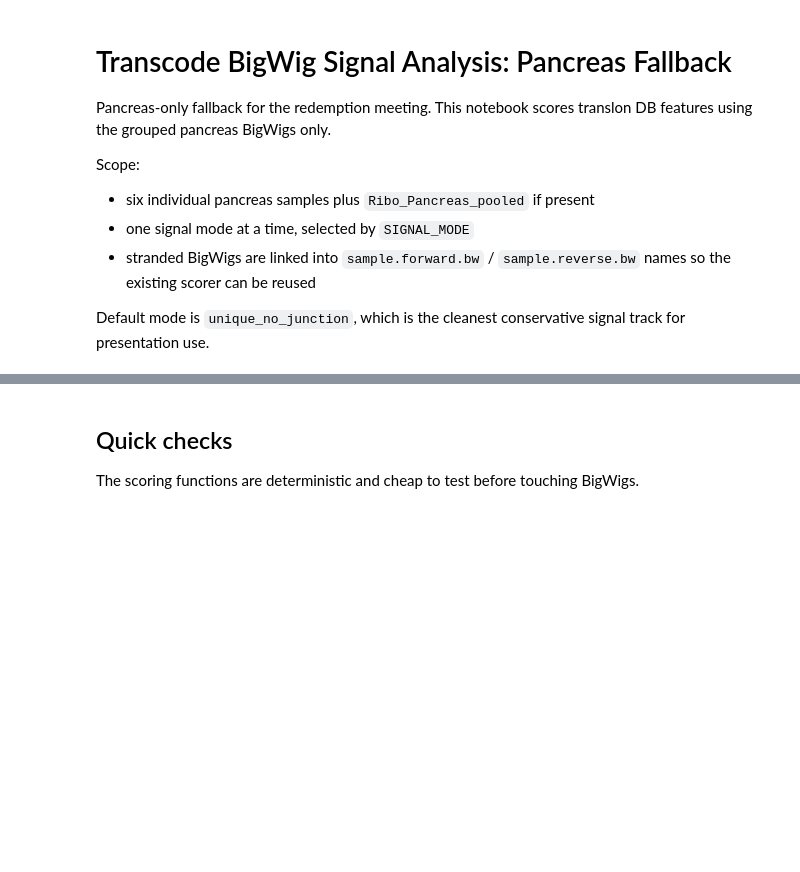
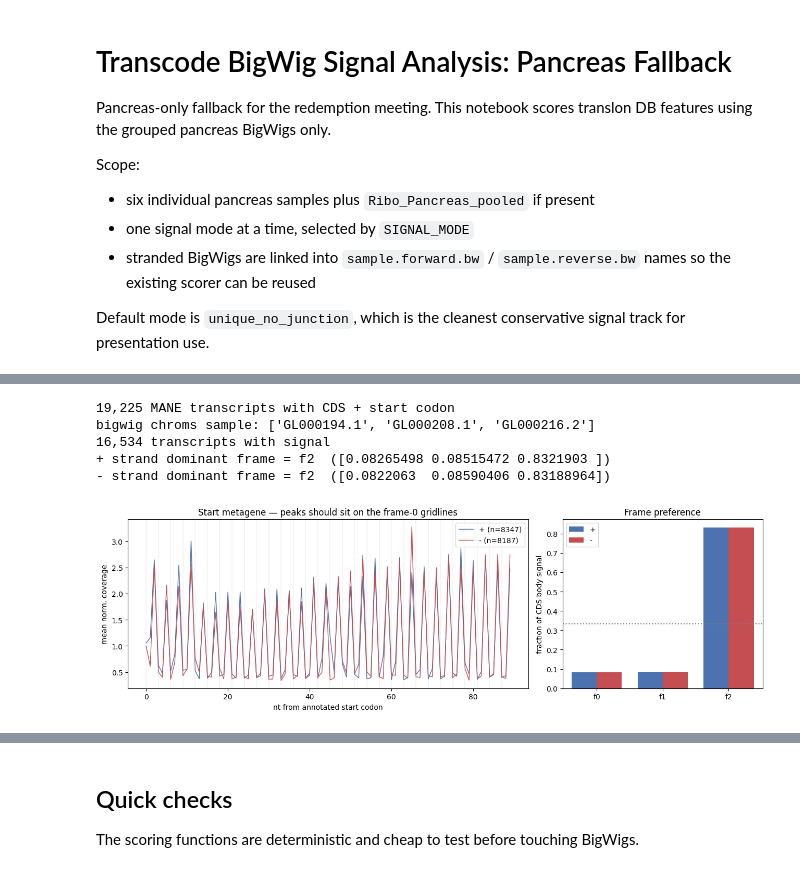
Before and after one commit to Ensembl/ensembl-genes-nf, a Jupyter notebook: pipelines/translon-consensus/scripts/transcode_bigwig_signals_pancreas_fallback.ipynb, the cells around one changed output, grey strips where cells are left out. Drawn from its saved outputs; the diff is of its cells as text; code cells hidden in the pictures; blank space fills up the shorter version.

```diff
--- a/pipelines/translon-consensus/scripts/transcode_bigwig_signals_pancreas_fallback.ipynb
+++ b/pipelines/translon-consensus/scripts/transcode_bigwig_signals_pancreas_fallback.ipynb
@@ -95,0 +105,80 @@ print(f'Output dir: {OUT_DIR.resolve()}')
+# %%
+import re
+import numpy as np
+import matplotlib.pyplot as plt
+from transcode_bigwig_signal_scores import BigWigPair
+
+GTF    = Path('/hps/nobackup/flicek/ensembl/genebuild/jackt/riboseq/pilot/'
+              'full_pilot_results/gencode.v47.annotation.gtf')
+sample = 'Ribo_Pancreas_pooled'
+WIN    = 90            # nt into the CDS from the start codon, for the metagene
+
+# 1. MANE_Select CDS intervals + start-codon anchor (known frame, one isoform/gene)
+tid_re = re.compile(r'transcript_id "([^"]+)"')
+tx = {}
+with open(GTF) as fh:
+    for line in fh:
+        if line[0] == '#':
+            continue
+        f = line.rstrip('\n').split('\t')
+        if f[2] not in ('CDS', 'start_codon') or 'MANE_Select' not in f[8]:
+            continue
+        tid = tid_re.search(f[8]).group(1)
+        d = tx.setdefault(tid, dict(chrom=f[0], strand=f[6], cds=[], sc=None))
+        s, e = int(f[3]) - 1, int(f[4])           # GTF 1-based incl -> 0-based half-open
+        (d['cds'].append((s, e)) if f[2] == 'CDS' else d.__setitem__('sc', (s, e)))
+tx = {t: d for t, d in tx.items() if d['cds'] and d['sc']}
+print(f'{len(tx):,} MANE transcripts with CDS + start codon')
+
+# 2. extract, accumulate start metagene + whole-CDS frame breakdown, split by strand
+bws = BigWigPair(str(BIGWIG_ROOT / f'{sample}.forward.bw'),
+                 str(BIGWIG_ROOT / f'{sample}.reverse.bw'))
+print('bigwig chroms sample:', list(bws.handles['+'].chroms())[:3])   # sanity vs GTF 'chr...'
+
+meta   = {'+': np.zeros(WIN), '-': np.zeros(WIN)}
+nmeta  = {'+': 0, '-': 0}
+frames = {'+': np.zeros(3),  '-': np.zeros(3)}
+n_ok = 0
+for d in tx.values():
+    arr = bws.transcript_values(d['chrom'], sorted(d['cds']), d['strand'])  # idx0 = start codon
+    if arr is None or len(arr) < WIN + 30 or arr.sum() <= 0:
+        continue
+    n_ok += 1
+    body = arr[15:len(arr) - 15]                       # skip start ramp / stop peak
+    pos  = np.arange(len(body)) % 3
+    frames[d['strand']] += [body[pos == k].sum() for k in range(3)]
+    head = arr[:WIN].astype(float)
+    meta[d['strand']] += head / arr.mean()             # normalise per transcript
+    nmeta[d['strand']] += 1
+bws.close()
+print(f'{n_ok:,} transcripts with signal')
+
+# 3. plots
+fig, (ax1, ax2) = plt.subplots(1, 2, figsize=(13, 4.2), gridspec_kw={'width_ratios': [2, 1]})
+for st, c in [('+', '#4C72B0'), ('-', '#C44E52')]:
+    if nmeta[st]:
+        m = meta[st] / nmeta[st]
+        ax1.plot(range(WIN), m, color=c, lw=1, label=f'{st} (n={nmeta[st]})')
+for x in range(0, WIN, 3):                              # frame-0 gridlines
+    ax1.axvline(x, color='grey', lw=.3, alpha=.4)
+ax1.set_xlabel('nt from annotated start codon'); ax1.set_ylabel('mean norm. coverage')
+ax1.set_title('Start metagene — peaks should sit on the frame-0 gridlines'); ax1.legend()
+
+w = .38
+for off, st, c in [(-w/2, '+', '#4C72B0'), (w/2, '-', '#C44E52')]:
+    fr = frames[st] / frames[st].sum() if frames[st].sum() else frames[st]
+    ax2.bar(np.arange(3) + off, fr, w, color=c, label=st)
+ax2.axhline(1/3, ls=':', c='grey'); ax2.set_xticks(range(3)); ax2.set_xticklabels(['f0', 'f1', 'f2'])
+ax2.set_ylabel('fraction of CDS body signal'); ax2.set_title('Frame preference'); ax2.legend()
+fig.tight_layout(); fig.savefig(OUT_DIR / 'gencode_periodicity_qc.png', dpi=150, bbox_inches='tight')
+
+for st in '+-':
+    if frames[st].sum():
+        print(f'{st} strand dominant frame = f{frames[st].argmax()}  ({frames[st]/frames[st].sum()})')
+# %% [output]
+19,225 MANE transcripts with CDS + start codon
+bigwig chroms sample: ['GL000194.1', 'GL000208.1', 'GL000216.2']
+16,534 transcripts with signal
++ strand dominant frame = f2  ([0.08265498 0.08515472 0.8321903 ])
+- strand dominant frame = f2  ([0.0822063  0.08590406 0.83188964])
+[figure, added]
```
Also changed, not shown: parts of 18 cells of this notebook, 44 other files.
